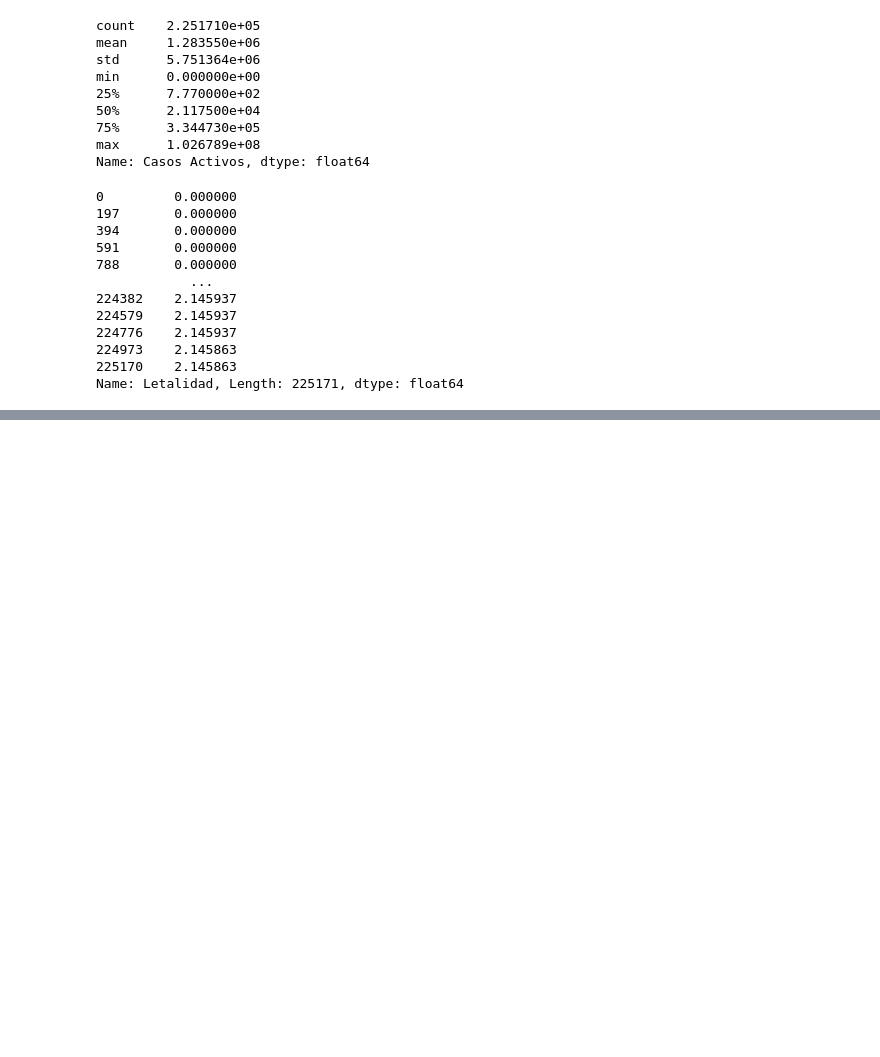
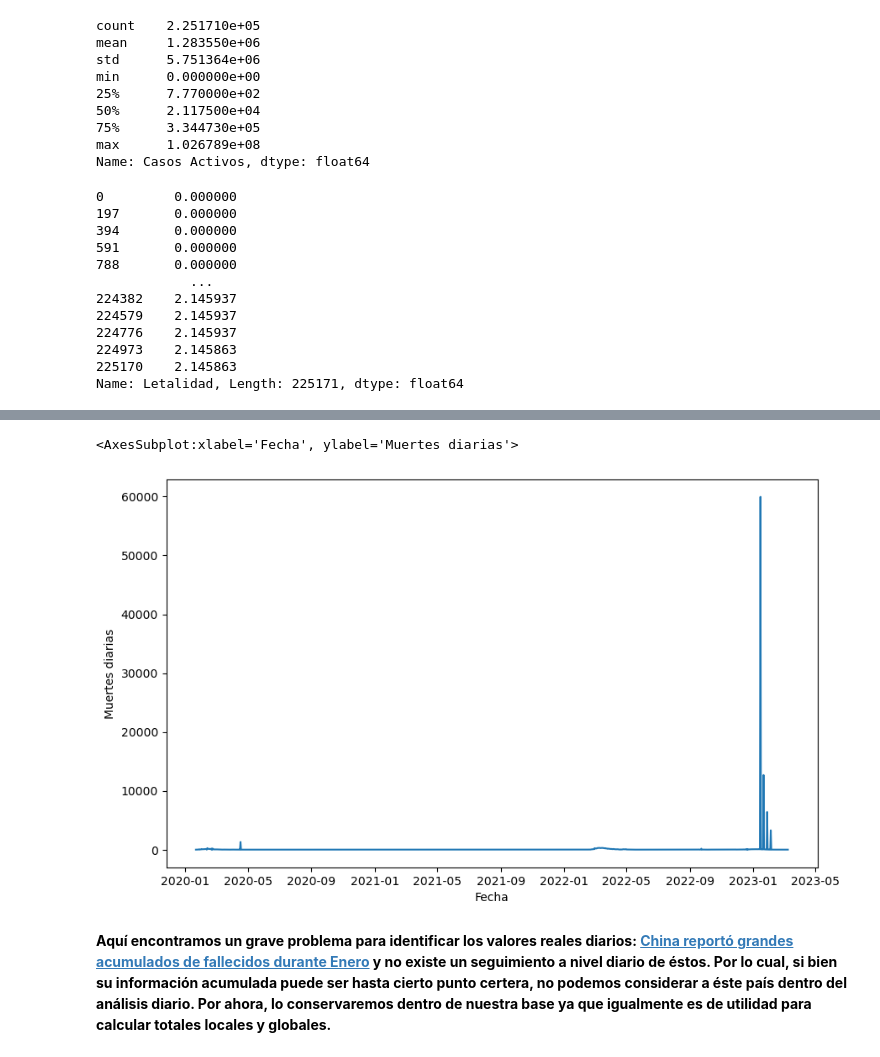
Before and after one commit to cpizarrov/proyecto_final, a Jupyter notebook: 03_Nuevasvariables_y_Limpiezaprofunda.ipynb, the cells around one changed output, grey strips where cells are left out. Drawn from its saved outputs; the diff is of its cells as text; code cells hidden in the pictures; blank space fills up the shorter version.

```diff
--- a/03_Nuevasvariables_y_Limpiezaprofunda.ipynb
+++ b/03_Nuevasvariables_y_Limpiezaprofunda.ipynb
@@ -256,0 +372,9 @@ Name: Letalidad, Length: 225171, dtype: float64
+# %%
+china = df[df['País'] == 'China']
+plt.figure(figsize=(10, 6))
+sns.lineplot(data=china, x='Fecha', y='Muertes diarias', linestyle='-')
+# %% [output]
+<AxesSubplot:xlabel='Fecha', ylabel='Muertes diarias'>
+[figure, added]
+# %% [markdown]
+**Aquí encontramos un grave problema para identificar los valores reales diarios: [China reportó grandes acumulados de fallecidos durante Enero](https://cnnespanol.cnn.com/2023/01/15/china-60-000-muertos-por-covid-desde-diciembre-trax/) y no existe un seguimiento a nivel diario de éstos. Por lo cual, si bien su información acumulada puede ser hasta cierto punto certera, no podemos considerar a éste país dentro del análisis diario. Por ahora, lo conservaremos dentro de nuestra base ya que igualmente es de utilidad para calcular totales locales y globales.**
```
Also changed, not shown: parts of 15 cells of this notebook.
